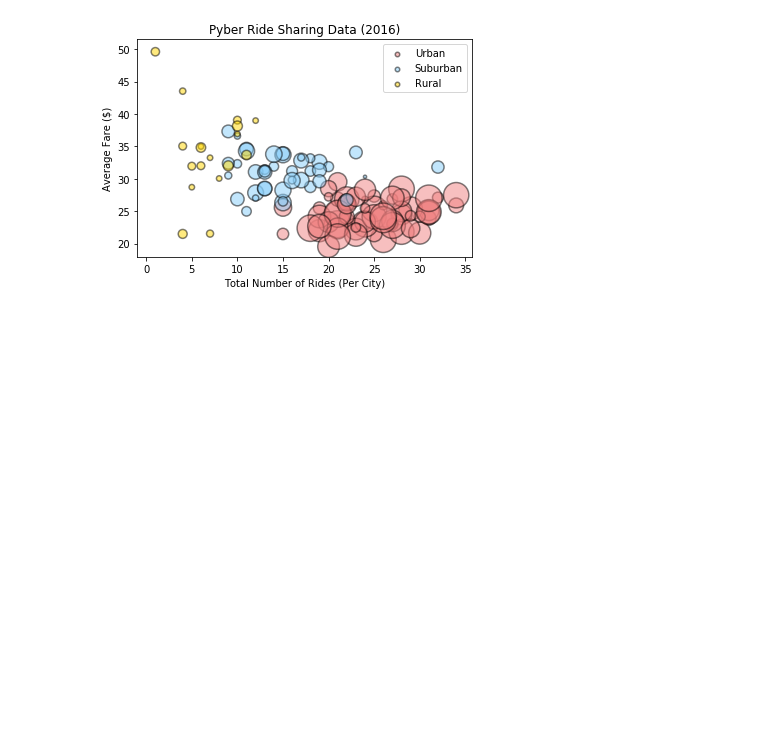
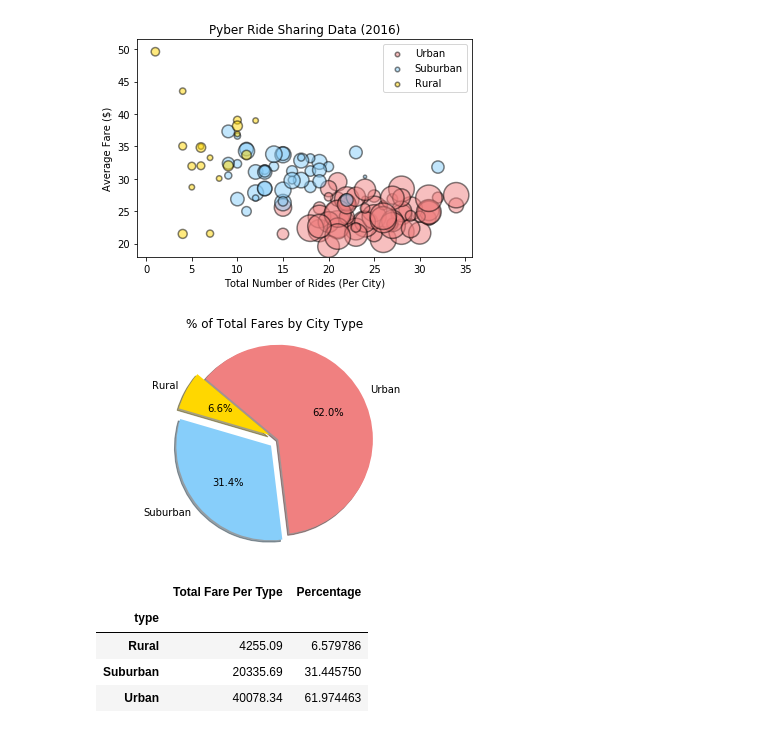
Before and after one commit to aizzakatrina/matplotlib-Pyber, a Jupyter notebook: main.ipynb, the cells around one changed output. Drawn from its saved outputs; the diff is of its cells as text; code cells hidden in the pictures; blank space fills up the shorter version.

```diff
--- a/main.ipynb
+++ b/main.ipynb
@@ -111,0 +106,40 @@ plt.show()
+# %%
+# % of Total Fares by City Type
+# Group by city type
+group_type = df_city_ride.groupby(['type'])
+
+# Calculate total fare per city type
+total_fare_all = group_type['fare'].sum()
+total_fare_df = pd.DataFrame({'Total Fare Per Type': total_fare_all})
+
+# Calculate percent of each city type
+percent_f_per_type = total_fare_df['Total Fare Per Type'] / total_fare_df['Total Fare Per Type'].sum() * 100
+percentages_fare_df = pd.DataFrame({'Percentage': percent_f_per_type})
+
+# Summarize
+percent_fare_type = pd.merge(total_fare_df, percentages_fare_df, right_index=True, left_index=True)
+
+percent_f_rural = percent_fare_type.iloc[0][1]
+percent_f_suburban = percent_fare_type.iloc[1][1]
+percent_f_urban = percent_fare_type.iloc[2][1]
+
+# User bar chart
+fexplode = [0.1, 0.1, 0]
+flabels = ['Rural', 'Suburban', 'Urban']
+percents_fare = [percent_f_rural, percent_f_suburban, percent_f_urban]
+fcolors = ['gold', 'lightskyblue', 'lightcoral']
+
+plt.pie(percents_fare, labels=flabels, colors=fcolors, explode=fexplode,
+        autopct="{0:1.1f}%".format, shadow=True, startangle=140)
+plt.title('% of Total Fares by City Type')
+plt.axis("equal")
+
+plt.show()
+percent_fare_type.head()
+# %% [output]
+[figure, added]
+|  | Total Fare Per Type | Percentage |
+| type |  |  |
+| Rural | 4255.09 | 6.579786 |
+| Suburban | 20335.69 | 31.445750 |
+| Urban | 40078.34 | 61.974463 |
```
Also changed, not shown: parts of 5 cells of this notebook, 1 other file.
